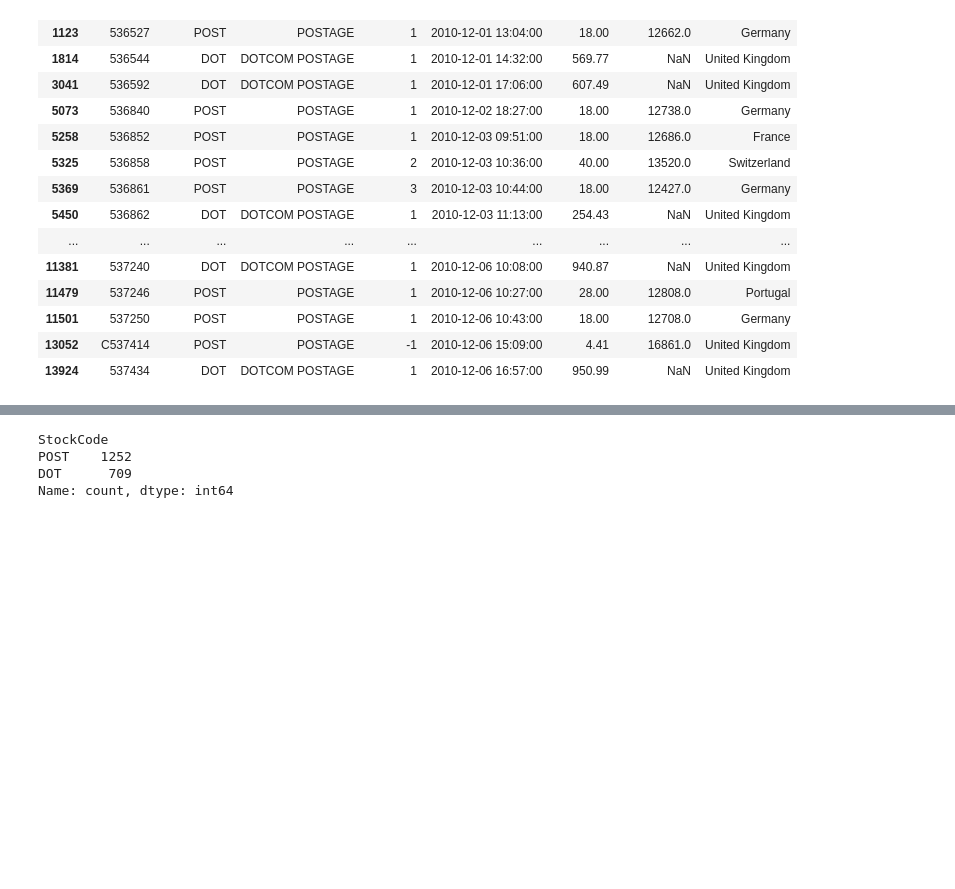
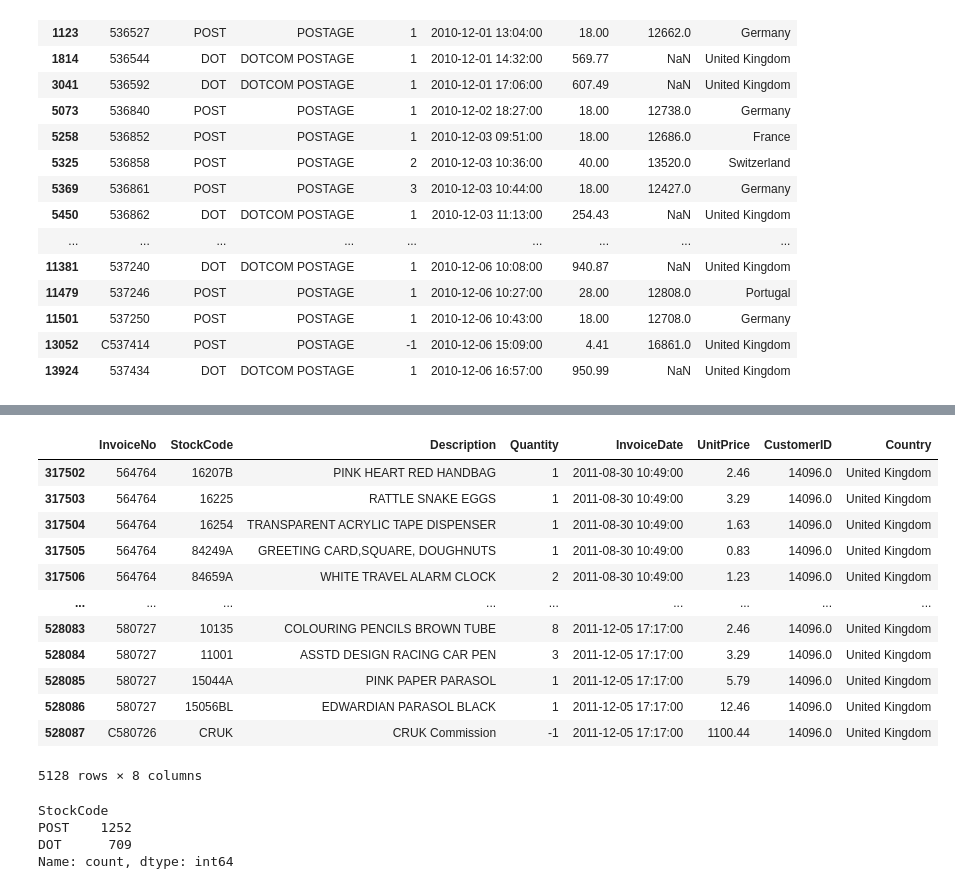
Before and after one commit to dimitsagk/ClientClustering_InventoryForecast, a Jupyter notebook: notebooks/01_Initial_Exploration+Cleaning-notebook.ipynb, the cells around one changed output, grey strips where cells are left out. Drawn from its saved outputs; the diff is of its cells as text; code cells hidden in the pictures; blank space fills up the shorter version.

```diff
--- a/notebooks/01_Initial_Exploration+Cleaning-notebook.ipynb
+++ b/notebooks/01_Initial_Exploration+Cleaning-notebook.ipynb
@@ -266,3 +287,19 @@ df[df.Description.str.contains('POSTAGE', na=False)].head(30)
+# %%
+df[df.CustomerID == 14096]
+# %% [output]
+|  | InvoiceNo | StockCode | Description | Quantity | InvoiceDate | UnitPrice | CustomerID | Country |
+| 317502 | 564764 | 16207B | PINK HEART RED HANDBAG | 1 | 2011-08-30 10:49:00 | 2.46 | 14096.0 | United Kingdom |
+| 317503 | 564764 | 16225 | RATTLE SNAKE EGGS | 1 | 2011-08-30 10:49:00 | 3.29 | 14096.0 | United Kingdom |
+| 317504 | 564764 | 16254 | TRANSPARENT ACRYLIC TAPE DISPENSER | 1 | 2011-08-30 10:49:00 | 1.63 | 14096.0 | United Kingdom |
+| 317505 | 564764 | 84249A | GREETING CARD,SQUARE, DOUGHNUTS | 1 | 2011-08-30 10:49:00 | 0.83 | 14096.0 | United Kingdom |
+| 317506 | 564764 | 84659A | WHITE TRAVEL ALARM CLOCK | 2 | 2011-08-30 10:49:00 | 1.23 | 14096.0 | United Kingdom |
+| ... | ... | ... | ... | ... | ... | ... | ... | ... |
+| 528083 | 580727 | 10135 | COLOURING PENCILS BROWN TUBE | 8 | 2011-12-05 17:17:00 | 2.46 | 14096.0 | United Kingdom |
+| 528084 | 580727 | 11001 | ASSTD DESIGN RACING CAR PEN | 3 | 2011-12-05 17:17:00 | 3.29 | 14096.0 | United Kingdom |
+| 528085 | 580727 | 15044A | PINK PAPER PARASOL | 1 | 2011-12-05 17:17:00 | 5.79 | 14096.0 | United Kingdom |
+| 528086 | 580727 | 15056BL | EDWARDIAN PARASOL BLACK | 1 | 2011-12-05 17:17:00 | 12.46 | 14096.0 | United Kingdom |
+| 528087 | C580726 | CRUK | CRUK Commission | -1 | 2011-12-05 17:17:00 | 1100.44 | 14096.0 | United Kingdom |
+5128 rows × 8 columns
 # %%
 df[df.Description.str.contains('POSTAGE', na=False)].StockCode.value_counts()
 # %% [output]
```
Also changed, not shown: parts of 5 cells of this notebook.
